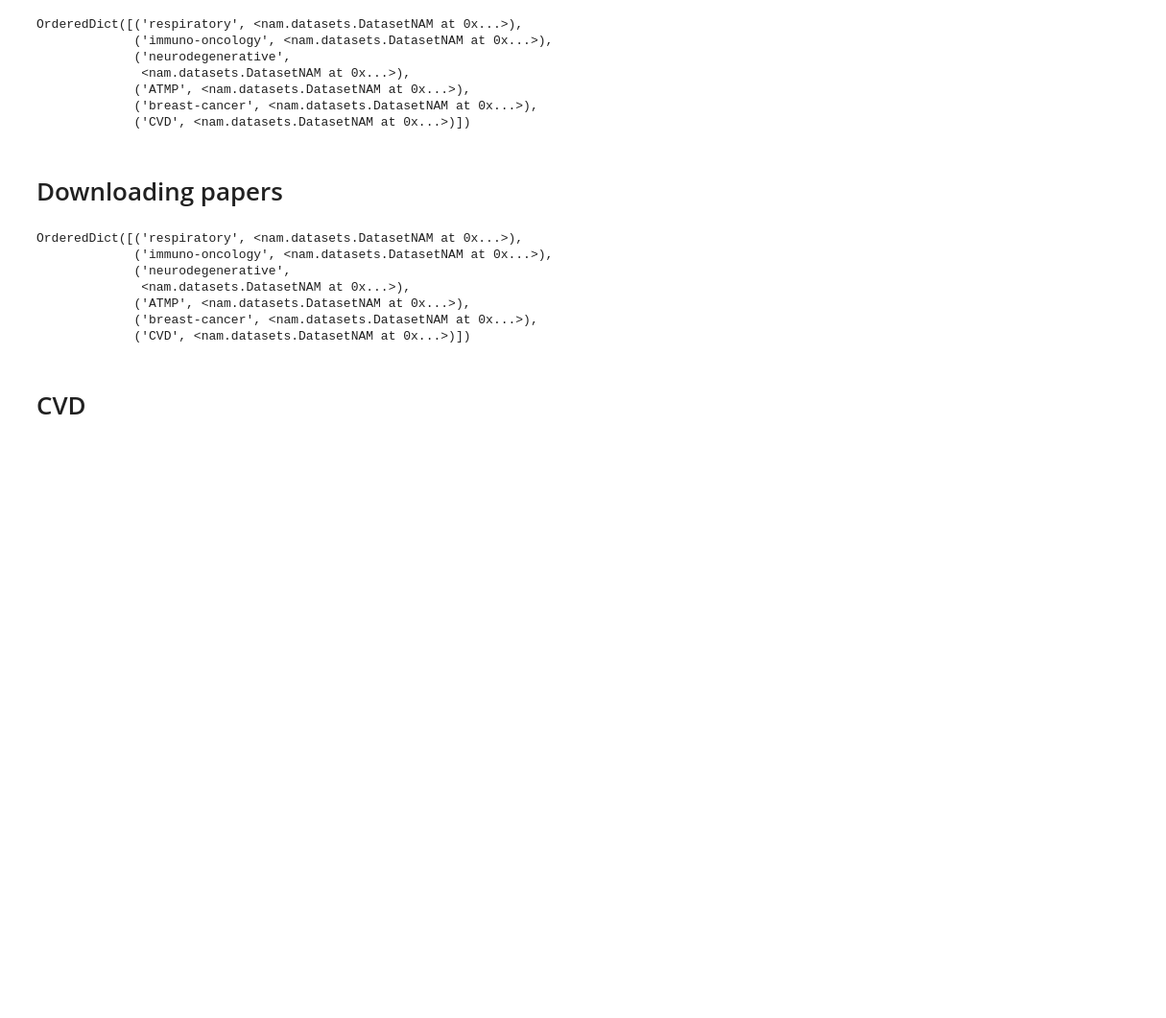
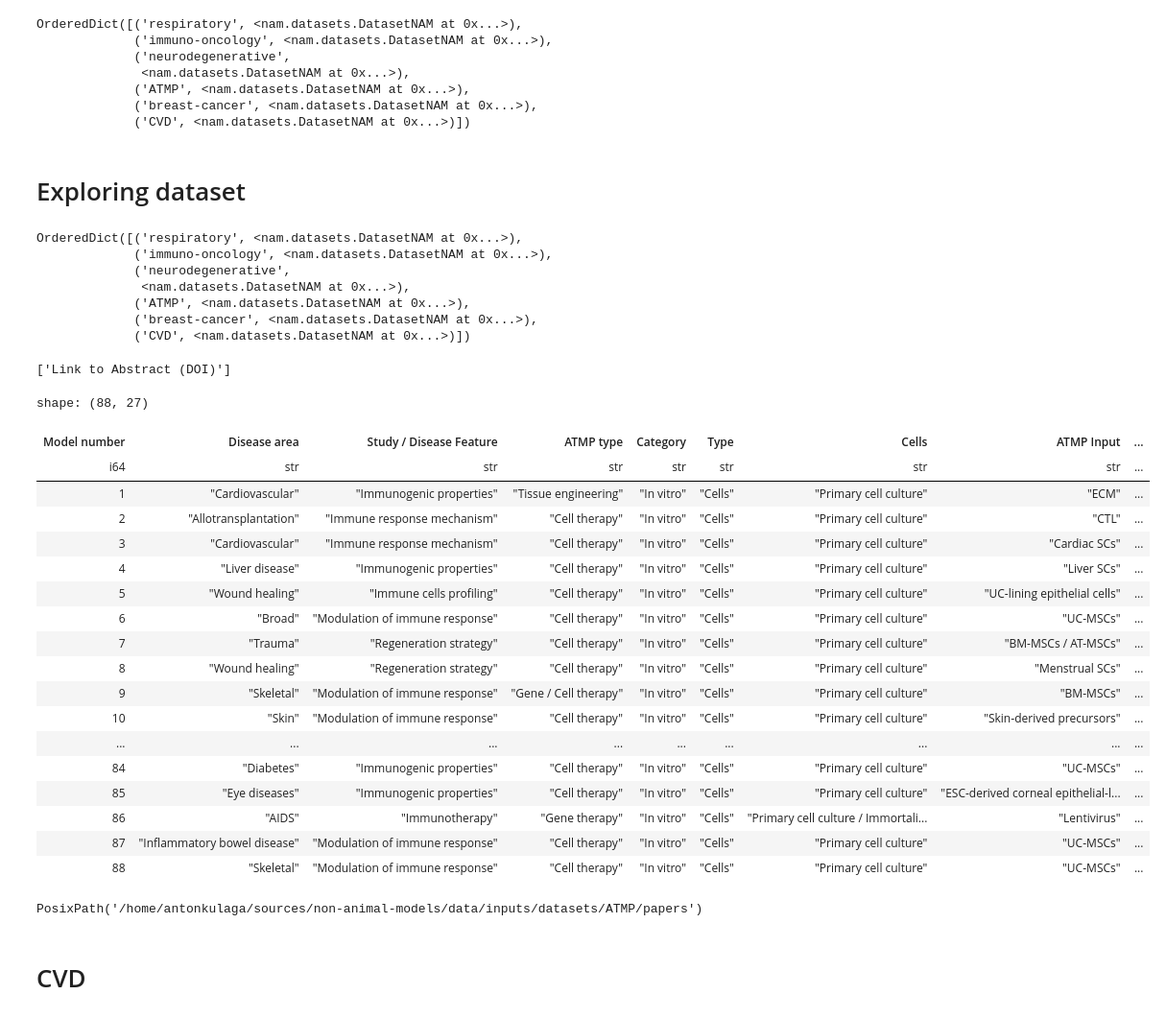
Before and after one commit to antonkulaga/non-animal-models, a Jupyter notebook: notebooks/explore.ipynb, the cells around one changed output. Shown at 96% size. Drawn from its saved outputs; the diff is of its cells as text; code cells hidden in the pictures; blank space fills up the shorter version.

```diff
--- a/notebooks/downloads.ipynb
+++ b/notebooks/explore.ipynb
@@ -28,8 +28,8 @@ OrderedDict([('respiratory', <nam.datasets.DatasetNAM at 0x...>),
              ('ATMP', <nam.datasets.DatasetNAM at 0x...>),
              ('breast-cancer', <nam.datasets.DatasetNAM at 0x...>),
              ('CVD', <nam.datasets.DatasetNAM at 0x...>)])
-# %% [markdown]
-# Downloading papers
+# %% [markdown]
+# Exploring dataset
 # %%
 datasets
 # %% [output]
@@ -43,3 +45,35 @@ OrderedDict([('respiratory', <nam.datasets.DatasetNAM at 0x...>),
+# %%
+atmp = datasets["ATMP"]
+atmp.models
+atmp.doi_cols
+# %% [output]
+['Link to Abstract (DOI)']
+# %%
+atmp.extended_models
+# %% [output]
+shape: (88, 27)
+| Model number | Disease area | Study / Disease Feature | ATMP type | Category | Type | Cells | ATMP Input | ... |
+| i64 | str | str | str | str | str | str | str | ... |
+| 1 | "Cardiovascular" | "Immunogenic properties" | "Tissue engineering" | "In vitro" | "Cells" | "Primary cell culture" | "ECM" | ... |
+| 2 | "Allotransplantation" | "Immune response mechanism" | "Cell therapy" | "In vitro" | "Cells" | "Primary cell culture" | "CTL" | ... |
+| 3 | "Cardiovascular" | "Immune response mechanism" | "Cell therapy" | "In vitro" | "Cells" | "Primary cell culture" | "Cardiac SCs" | ... |
+| 4 | "Liver disease" | "Immunogenic properties" | "Cell therapy" | "In vitro" | "Cells" | "Primary cell culture" | "Liver SCs" | ... |
+| 5 | "Wound healing" | "Immune cells profiling" | "Cell therapy" | "In vitro" | "Cells" | "Primary cell culture" | "UC-lining epithelial cells" | ... |
+| 6 | "Broad" | "Modulation of immune response" | "Cell therapy" | "In vitro" | "Cells" | "Primary cell culture" | "UC-MSCs" | ... |
+| 7 | "Trauma" | "Regeneration strategy" | "Cell therapy" | "In vitro" | "Cells" | "Primary cell culture" | "BM-MSCs / AT-MSCs" | ... |
+| 8 | "Wound healing" | "Regeneration strategy" | "Cell therapy" | "In vitro" | "Cells" | "Primary cell culture" | "Menstrual SCs" | ... |
+| 9 | "Skeletal" | "Modulation of immune response" | "Gene / Cell therapy" | "In vitro" | "Cells" | "Primary cell culture" | "BM-MSCs" | ... |
+| 10 | "Skin" | "Modulation of immune response" | "Cell therapy" | "In vitro" | "Cells" | "Primary cell culture" | "Skin‐derived precursors" | ... |
+| ... | ... | ... | ... | ... | ... | ... | ... | ... |
+| 84 | "Diabetes" | "Immunogenic properties" | "Cell therapy" | "In vitro" | "Cells" | "Primary cell culture" | "UC-MSCs" | ... |
+| 85 | "Eye diseases" | "Immunogenic properties" | "Cell therapy" | "In vitro" | "Cells" | "Primary cell culture" | "ESC-derived corneal epithelial-l... | ... |
+| 86 | "AIDS" | "Immunotherapy" | "Gene therapy" | "In vitro" | "Cells" | "Primary cell culture / Immortali... | "Lentivirus" | ... |
+| 87 | "Inflammatory bowel disease" | "Modulation of immune response" | "Cell therapy" | "In vitro" | "Cells" | "Primary cell culture" | "UC-MSCs" | ... |
+| 88 | "Skeletal" | "Modulation of immune response" | "Cell therapy" | "In vitro" | "Cells" | "Primary cell culture" | "UC-MSCs" | ... |
+# %%
+atmp.papers_folder
+# %% [output]
+PosixPath('/home/antonkulaga/sources/non-animal-models/data/inputs/datasets/ATMP/papers')
 # %% [markdown]
 # CVD
 # %%
```
Also changed, not shown: parts of 1 cell of this notebook, 8 other files.
